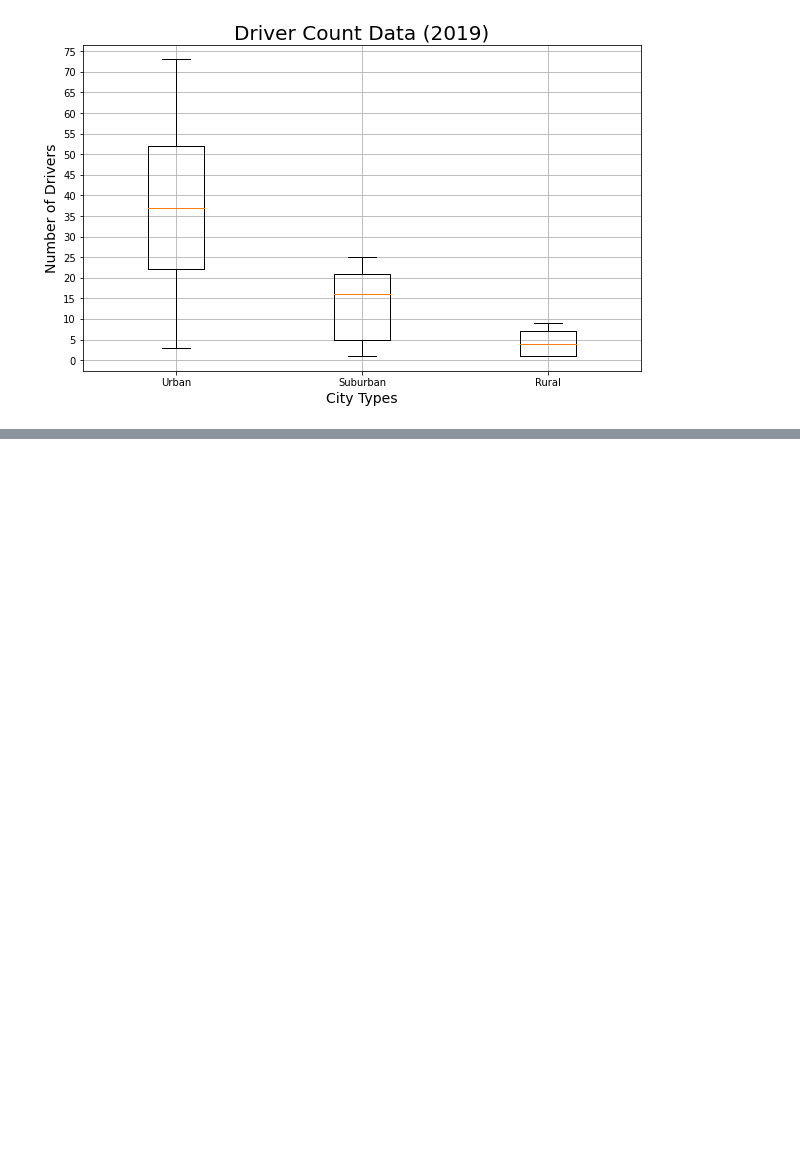
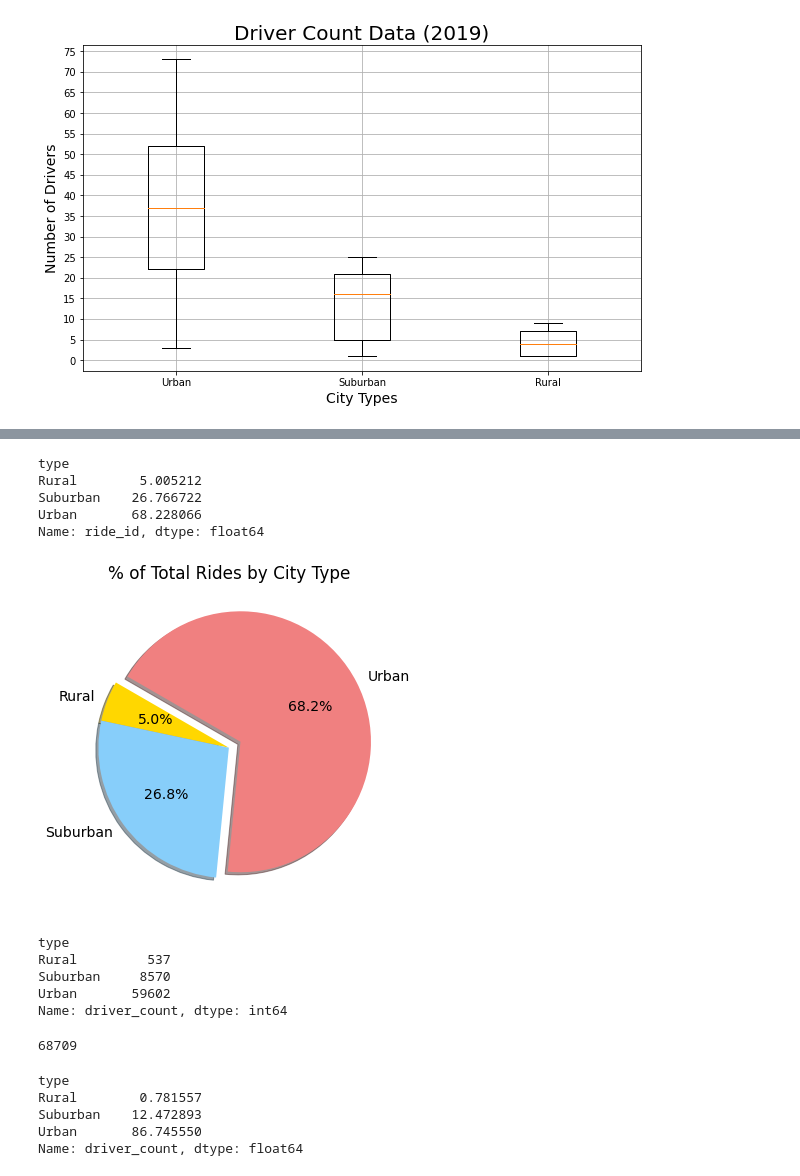
Before and after one commit to Nataly-G23/Pyber_Analysis, a Jupyter notebook: PyBer.ipynb, the cells around one changed output, grey strips where cells are left out. Drawn from its saved outputs; the diff is of its cells as text; code cells hidden in the pictures; blank space fills up the shorter version.

```diff
--- a/PyBer.ipynb
+++ b/PyBer.ipynb
@@ -910,0 +972,53 @@ plt.show()
+# %%
+# Calculate the percentage of rides for each city type
+ride_type_percents = 100 * sum_rides_by_type / total_rides
+ride_type_percents
+# %% [output]
+type
+Rural        5.005212
+Suburban    26.766722
+Urban       68.228066
+Name: ride_id, dtype: float64
+# %%
+# Build the percentage of total rides by city type pie chart
+plt.subplots(figsize=(10,6))
+plt.pie(ride_type_percents,
+        labels=["Rural", "Suburban", "Urban"],
+       colors=["gold", "lightskyblue", "lightcoral"],
+       explode=[0,0,0.1],
+       autopct ='%1.1f%%',
+       shadow=True, startangle=150)
+plt.title("% of Total Rides by City Type")
+# Change the default font size
+mpl.rcParams['font.size'] = 14
+# Save the figure
+plt.savefig("analysis/Fig6.png")
+plt.show()
+# %% [output]
+[figure, added]
+# %%
+# Get the sum of total driver for each city type
+sum_drivers_by_type = pyber_data_df.groupby(["type"]).sum()["driver_count"]
+sum_drivers_by_type
+# %% [output]
+type
+Rural         537
+Suburban     8570
+Urban       59602
+Name: driver_count, dtype: int64
+# %%
+# Get the sum of all the drivers
+total_drivers = pyber_data_df["driver_count"].sum()
+total_drivers
+# %% [output]
+68709
+# %%
+# Calculate the percentage of driver for each city type
+driver_type_percents = 100 * sum_drivers_by_type / total_drivers
+driver_type_percents
+# %% [output]
+type
+Rural        0.781557
+Suburban    12.472893
+Urban       86.745550
+Name: driver_count, dtype: float64
```
Also changed, not shown: parts of 7 cells of this notebook.
